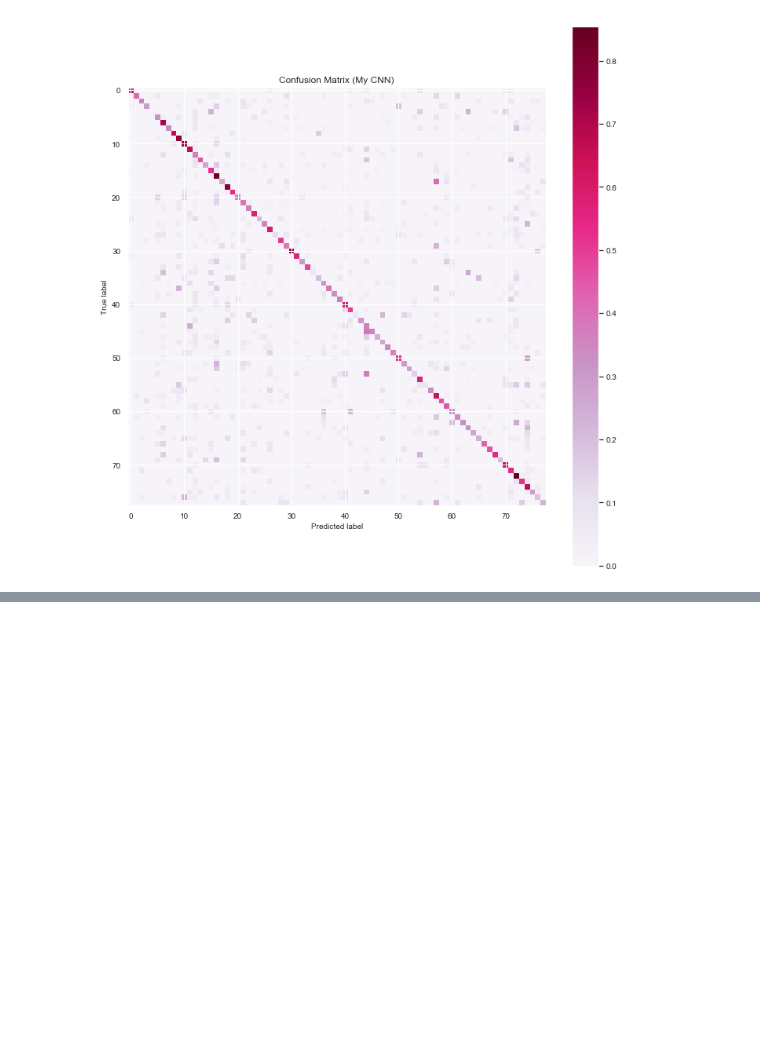
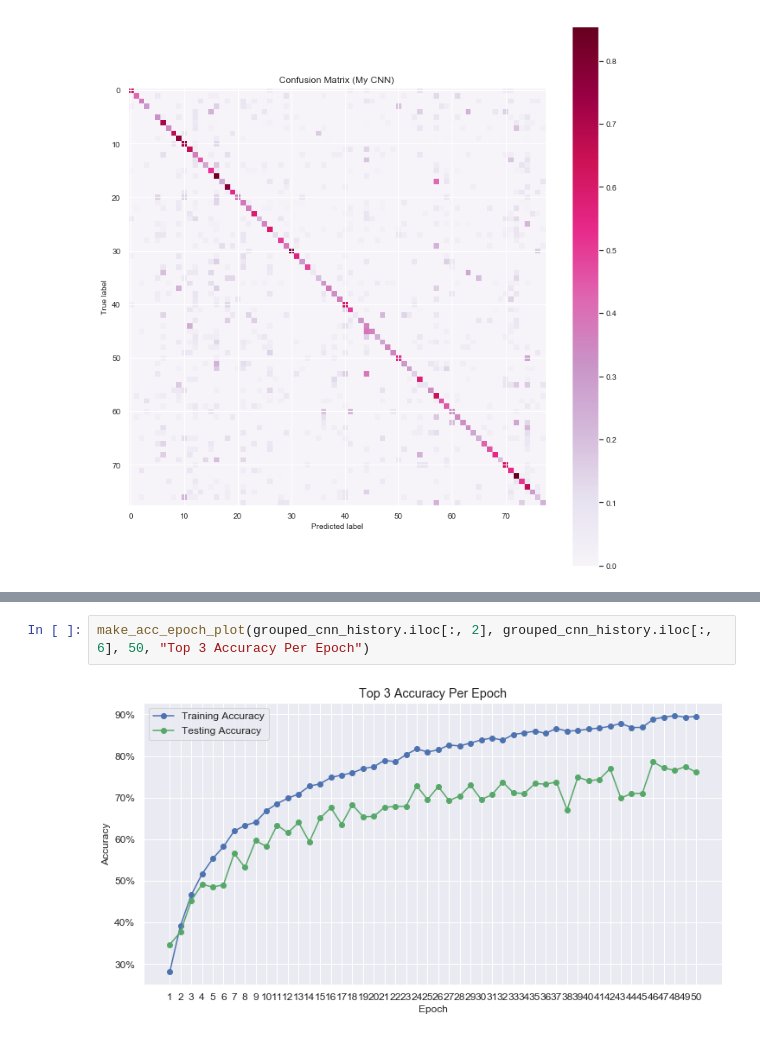
Before and after one commit to NJacobsohn/Whos_That_Pokemon, a Jupyter notebook: notebooks/data_visualization.ipynb, the cells around one changed output, grey strips where cells are left out. Cells and saved outputs as stored; diff of their text form; blank space fills up the shorter version.

```diff
--- a/notebooks/data_visualization.ipynb
+++ b/notebooks/data_visualization.ipynb
@@ -377,0 +380,4 @@ make_acc_epoch_plot(my_cnn_history.iloc[:, 3], my_cnn_history.iloc[:, 7], 50, "T
+# %%
+make_acc_epoch_plot(grouped_cnn_history.iloc[:, 2], grouped_cnn_history.iloc[:, 6], 50, "Top 3 Accuracy Per Epoch")
+# %% [output]
+[figure, added]
```
Also changed, not shown: parts of 7 cells of this notebook, 1 other file.
